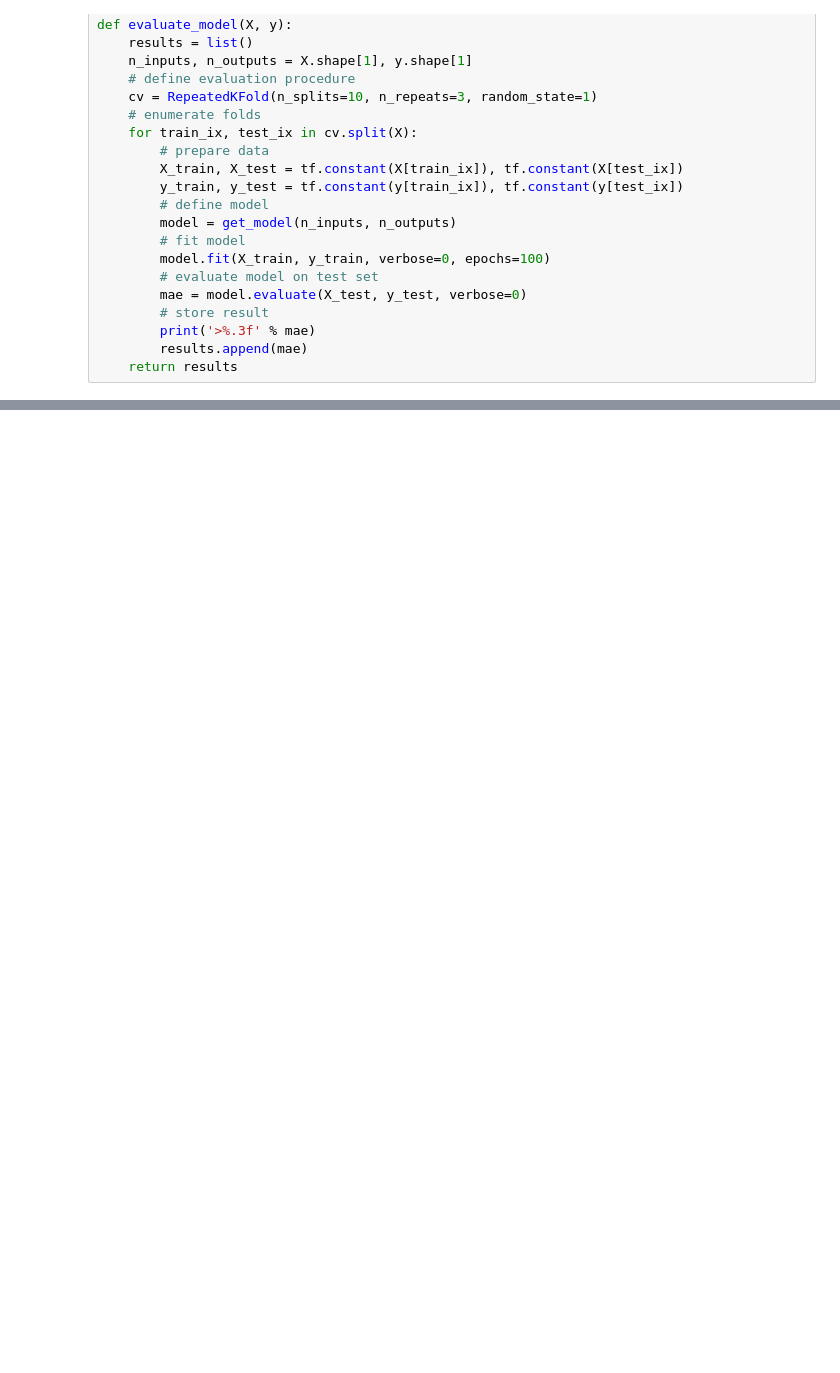
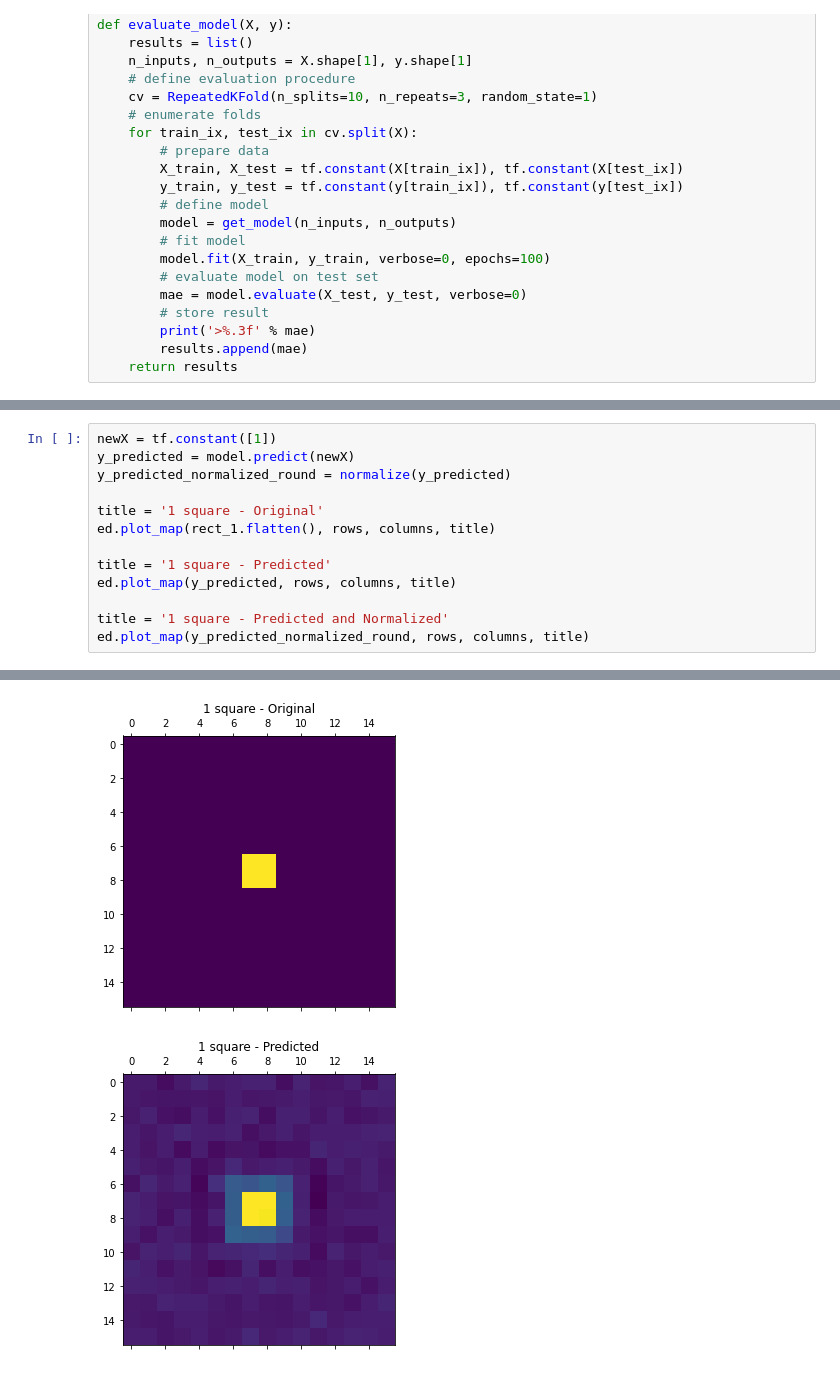
Before and after one commit to marcovc41/AIChallenge, a Jupyter notebook: water-body-prdeiction.ipynb, the cells around one changed output, grey strips where cells are left out. Cells and saved outputs as stored; diff of their text form; blank space fills up the shorter version.

```diff
--- a/water-body-prdeiction.ipynb
+++ b/water-body-prdeiction.ipynb
@@ -218,0 +358,14 @@ print('MAE: %.3f (%.3f)' % (numpy.mean(results), numpy.std(results))) # Mean Abs
+# %%
+newX = tf.constant([1])
+y_predicted = model.predict(newX)
+y_predicted_normalized_round = normalize(y_predicted)
+
+title = '1 square - Original'
+ed.plot_map(rect_1.flatten(), rows, columns, title)
+
+title = '1 square - Predicted'
+ed.plot_map(y_predicted, rows, columns, title)
+
+title = '1 square - Predicted and Normalized'
+ed.plot_map(y_predicted_normalized_round, rows, columns, title)
+# %% [output]
@@ -218,0 +373,2 @@ print('MAE: %.3f (%.3f)' % (numpy.mean(results), numpy.std(results))) # Mean Abs
+[figure, added]
+[figure, added]
```
Also changed, not shown: parts of 22 cells of this notebook, 1 other file.
